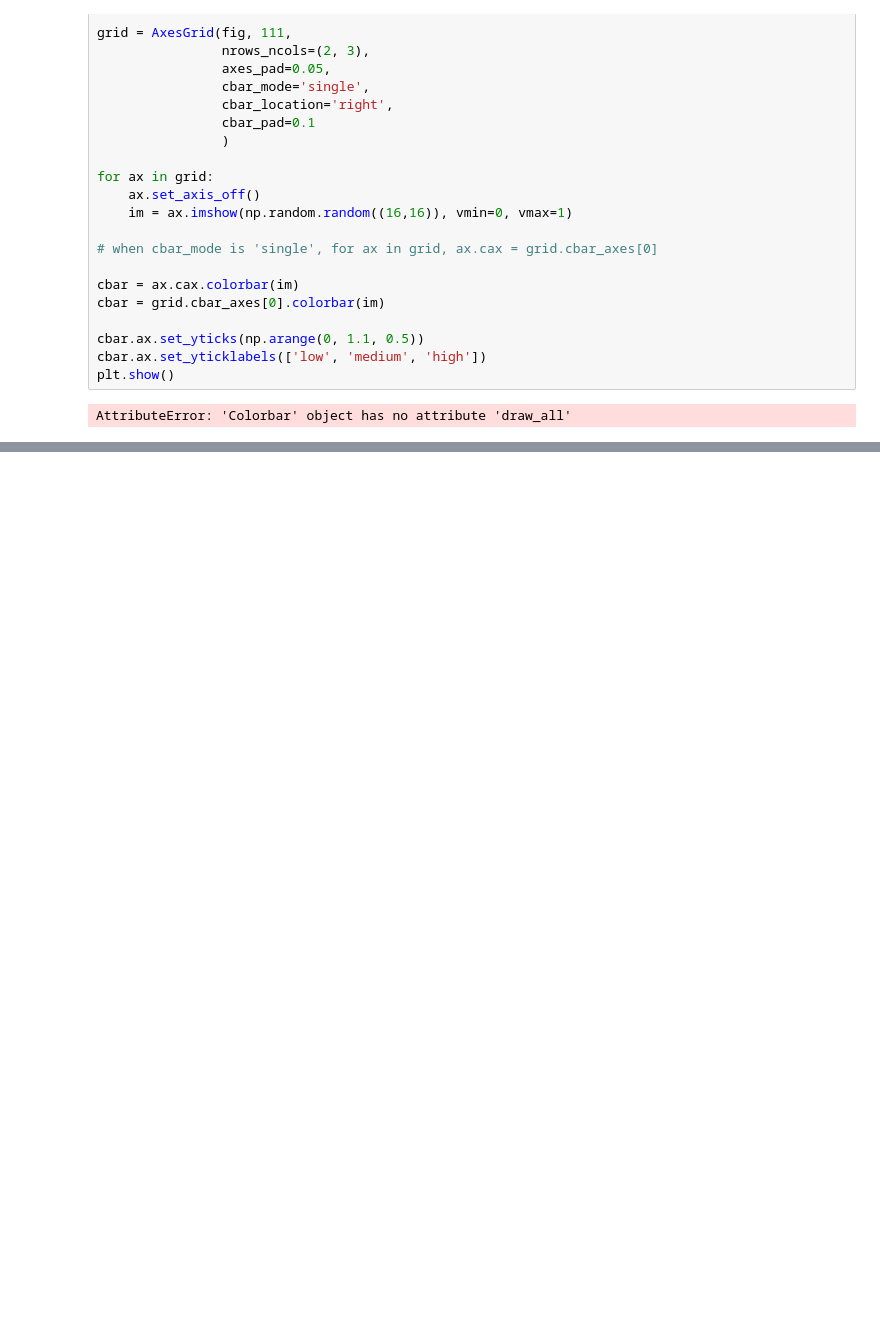
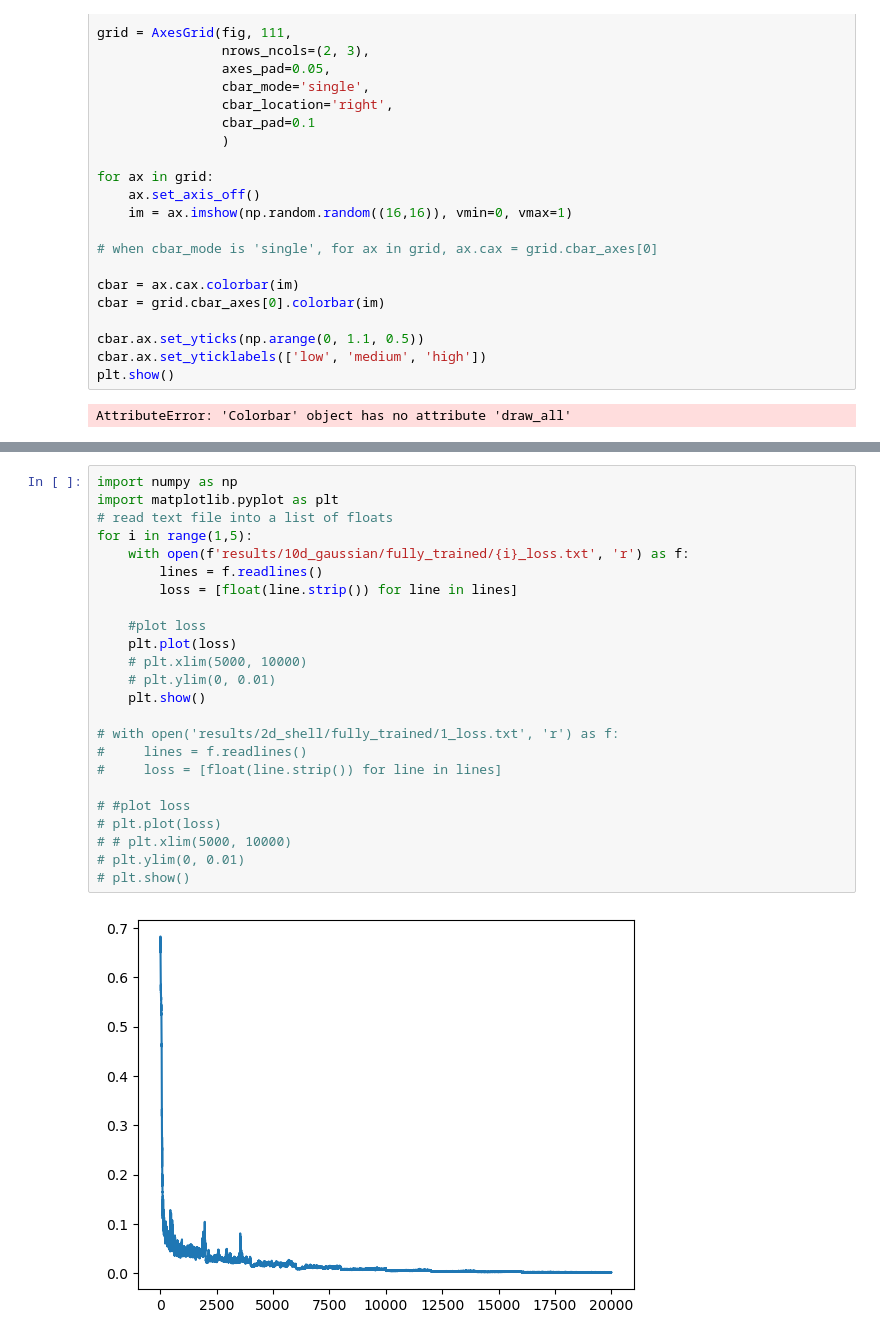
Before and after one commit to jakublala/md-neural-ode, a Jupyter notebook: plotting.ipynb, the cells around one changed output, grey strips where cells are left out. Cells and saved outputs as stored; diff of their text form; blank space fills up the shorter version.

```diff
--- a/plotting.ipynb
+++ b/plotting.ipynb
@@ -923,0 +1025,26 @@ AttributeError: 'Colorbar' object has no attribute 'draw_all'
+# %%
+import numpy as np
+import matplotlib.pyplot as plt
+# read text file into a list of floats
+for i in range(1,5):
+    with open(f'results/10d_gaussian/fully_trained/{i}_loss.txt', 'r') as f:
+        lines = f.readlines()
+        loss = [float(line.strip()) for line in lines]
+
+    #plot loss
+    plt.plot(loss)
+    # plt.xlim(5000, 10000)
+    # plt.ylim(0, 0.01)
+    plt.show()
+
+# with open('results/2d_shell/fully_trained/1_loss.txt', 'r') as f:
+#     lines = f.readlines()
+#     loss = [float(line.strip()) for line in lines]
+
+# #plot loss
+# plt.plot(loss)
+# # plt.xlim(5000, 10000)
+# plt.ylim(0, 0.01)
+# plt.show()
+# %% [output]
+[figure, added]
```
Also changed, not shown: parts of 6 cells of this notebook, 18 other files.
